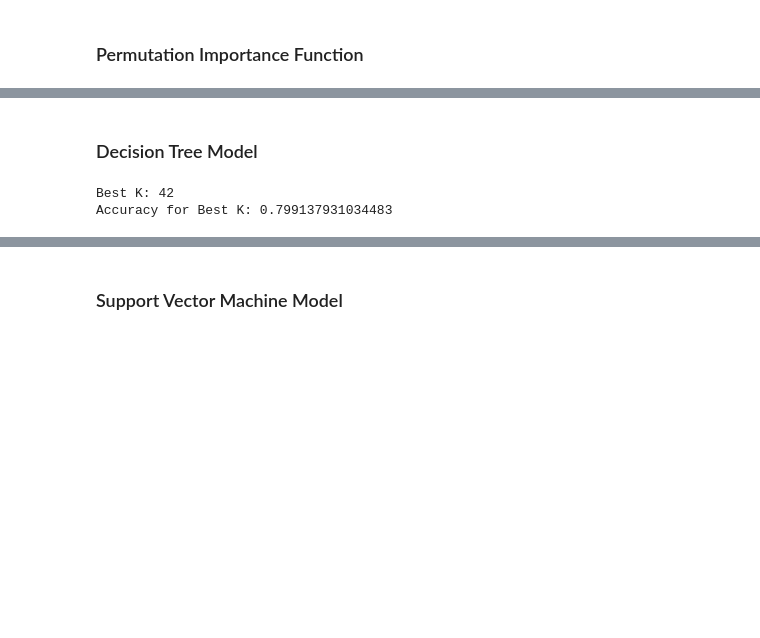
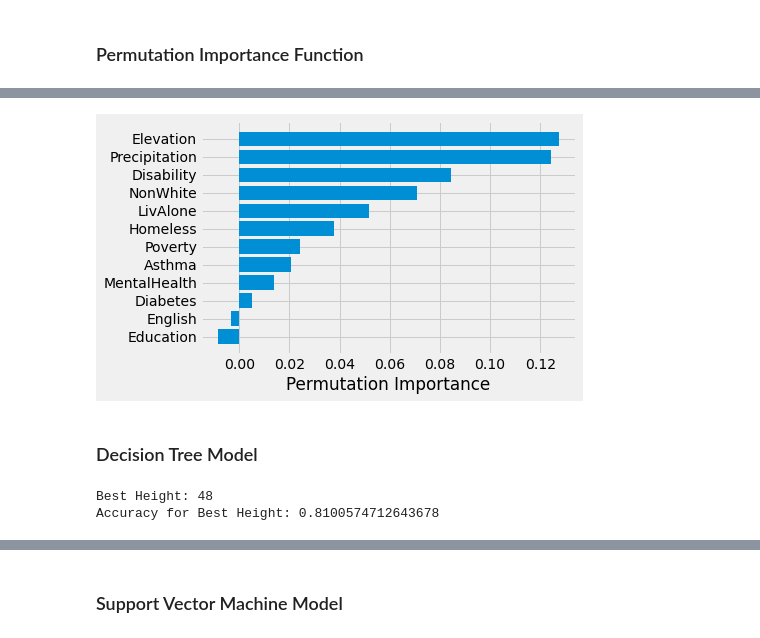
Before and after one commit to Ranabor/CDC-2022, a Jupyter notebook: data_exploration.ipynb, the cells around one changed output, grey strips where cells are left out. Drawn from its saved outputs; the diff is of its cells as text; code cells hidden in the pictures; blank space fills up the shorter version.

```diff
--- a/data_exploration.ipynb
+++ b/data_exploration.ipynb
@@ -118,9 +154,16 @@ def model_permutation_importance(clf, X_test, y_test, significant_metrics):
+# %%
+clf = KNeighborsClassifier(n_neighbors = accuracy.index(max(accuracy)) + 1)
+scaler = StandardScaler()
+scaler.fit(X_train)
+X_train = scaler.transform(X_train)
+X_test = scaler.transform(X_test)
+clf.fit(X_train, np.ravel(y_train,order='C'))
+model_permutation_importance(clf, X_test, y_test, significant_metrics)
+# %% [output]
+[figure, added]
 # %% [markdown]
 ### Decision Tree Model
 # %%
-from sklearn.model_selection import train_test_split
-from sklearn.preprocessing import StandardScaler
-from sklearn import metrics
 from sklearn.tree import DecisionTreeClassifier
 
 
@@ -143,9 +186,9 @@ for i in range(1, 50):
 
     accuracy.append(sum(height_accuracy)/len(height_accuracy))
 
-print(f"Best K: {accuracy.index(max(accuracy))}")
-print(f"Accuracy for Best K: {max(accuracy)}")
+print(f"Best Height: {accuracy.index(max(accuracy)) + 1}")
+print(f"Accuracy for Best Height: {max(accuracy)}")
 # %% [output]
-Best K: 42
-Accuracy for Best K: 0.799137931034483
+Best Height: 48
+Accuracy for Best Height: 0.8100574712643678
 # %%
```
Also changed, not shown: parts of 7 cells of this notebook.
